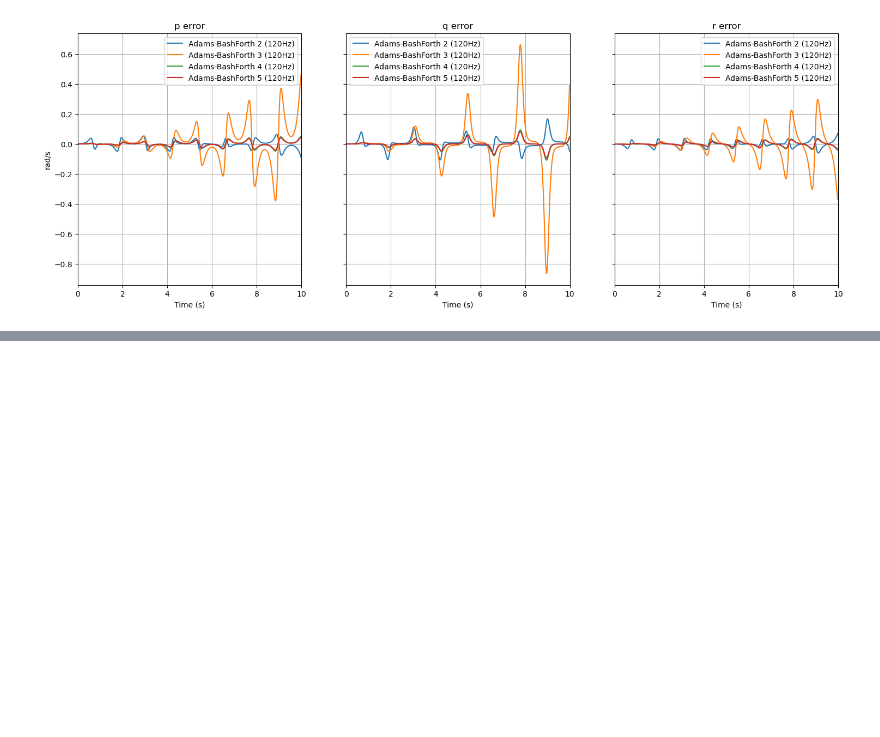
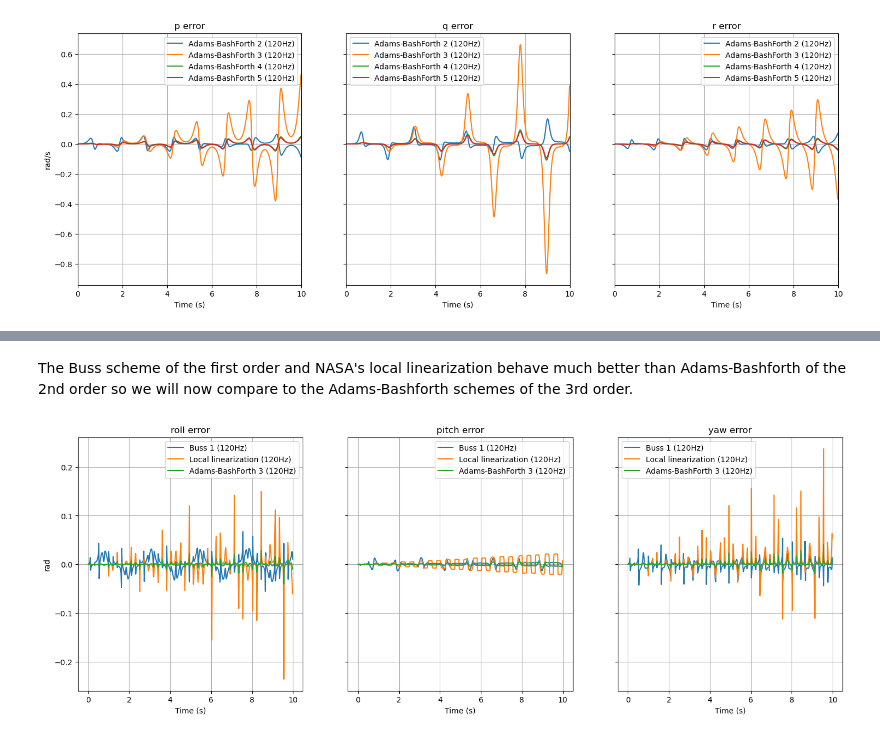
Before and after one commit to JSBSim-Team/jsbsim, a Jupyter notebook: examples/python/Rotations.ipynb, the cells around one changed output, grey strips where cells are left out. Cells and saved outputs as stored; diff of their text form; code cells hidden in the pictures; blank space fills up the shorter version.

```diff
--- a/examples/python/Rotations.ipynb
+++ b/examples/python/Rotations.ipynb
@@ -361,0 +406,11 @@ plot_rotation_rate_errors(results, exact, name_col=1)
+# %% [markdown]
+The Buss scheme of the first order and NASA's local linearization behave much better than Adams-Bashforth of the 2nd order so we will now compare to the Adams-Bashforth schemes of the 3rd order.
+# %%
+integrators =  ((ODE_methods.BUSS1, ODE_methods.ADAMS_BASHFORTH5, 120),
+                (ODE_methods.LOCAL_LINEARIZATION, ODE_methods.ADAMS_BASHFORTH5, 120),
+                (ODE_methods.ADAMS_BASHFORTH3, ODE_methods.ADAMS_BASHFORTH5, 120))
+
+results = run_rotations_simulations(integrators, t_final)
+plot_euler_angle_errors(results, exact)
+# %% [output]
+[figure, added]
```
Also changed, not shown: parts of 26 cells of this notebook.
